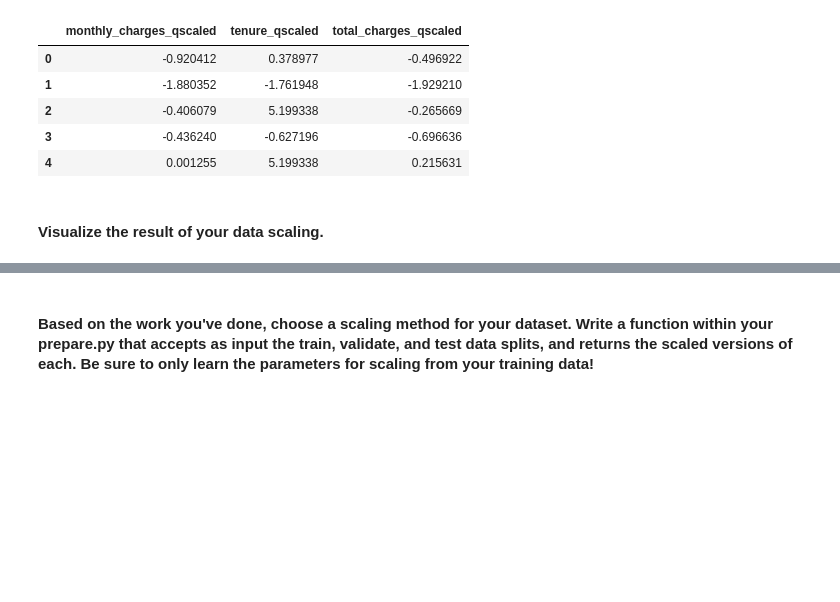
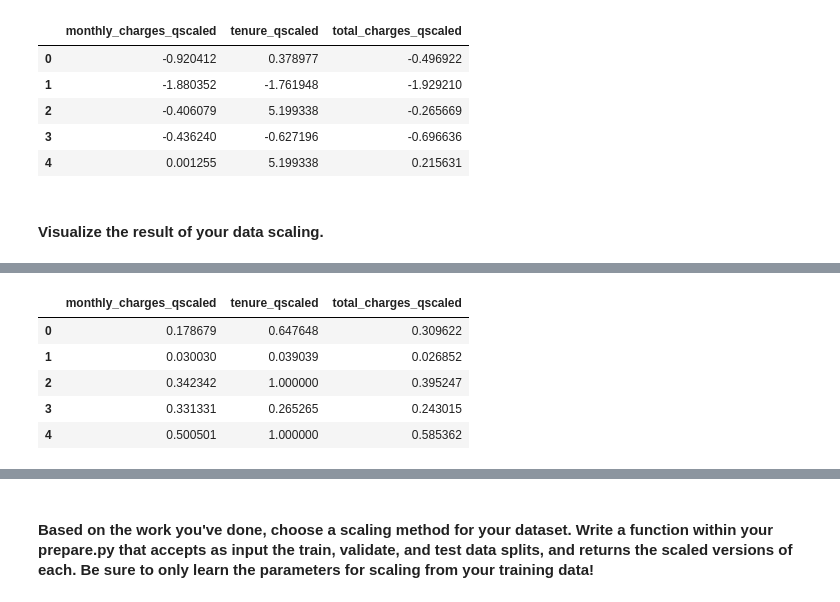
Before and after one commit to SamuelD-Data/regression-exercises, a Jupyter notebook: scaling.ipynb, the cells around one changed output, grey strips where cells are left out. Cells and saved outputs as stored; diff of their text form; code cells hidden in the pictures; blank space fills up the shorter version.

```diff
--- a/scaling.ipynb
+++ b/scaling.ipynb
@@ -131,0 +155,23 @@ qscaled_df.head()
+# %%
+# create quantile transformer object
+qscaler = sklearn.preprocessing.QuantileTransformer()
+
+# fit quantile transformer to columns
+qscaler.fit(train[['monthly_charges', 'tenure', 'total_charges']])
+
+# transform values with fitted transformer
+qtrain = qscaler.transform(train[['monthly_charges', 'tenure', 'total_charges']])
+
+# create new DF using transformed values
+qscaled_df = pd.DataFrame(qtrain)
+
+# rename columns
+qscaled_df.columns = ['monthly_charges_qscaled','tenure_qscaled','total_charges_qscaled']
+qscaled_df.head()
+# %% [output]
+|  | monthly_charges_qscaled | tenure_qscaled | total_charges_qscaled |
+| 0 | 0.178679 | 0.647648 | 0.309622 |
+| 1 | 0.030030 | 0.039039 | 0.026852 |
+| 2 | 0.342342 | 1.000000 | 0.395247 |
+| 3 | 0.331331 | 0.265265 | 0.243015 |
+| 4 | 0.500501 | 1.000000 | 0.585362 |
```
Also changed, not shown: parts of 9 cells of this notebook.
